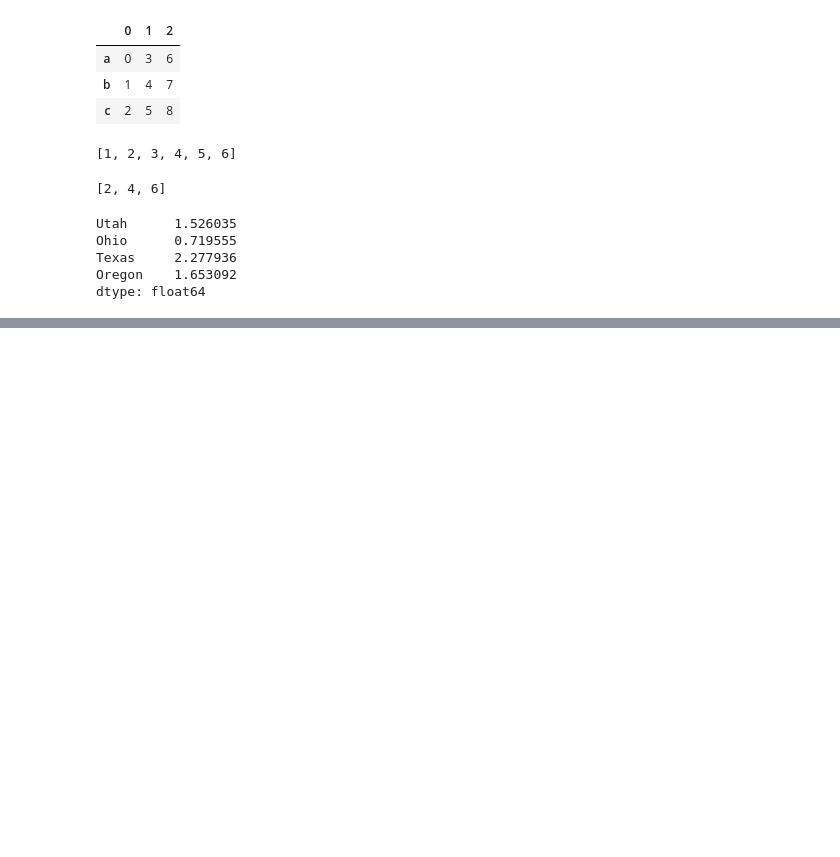
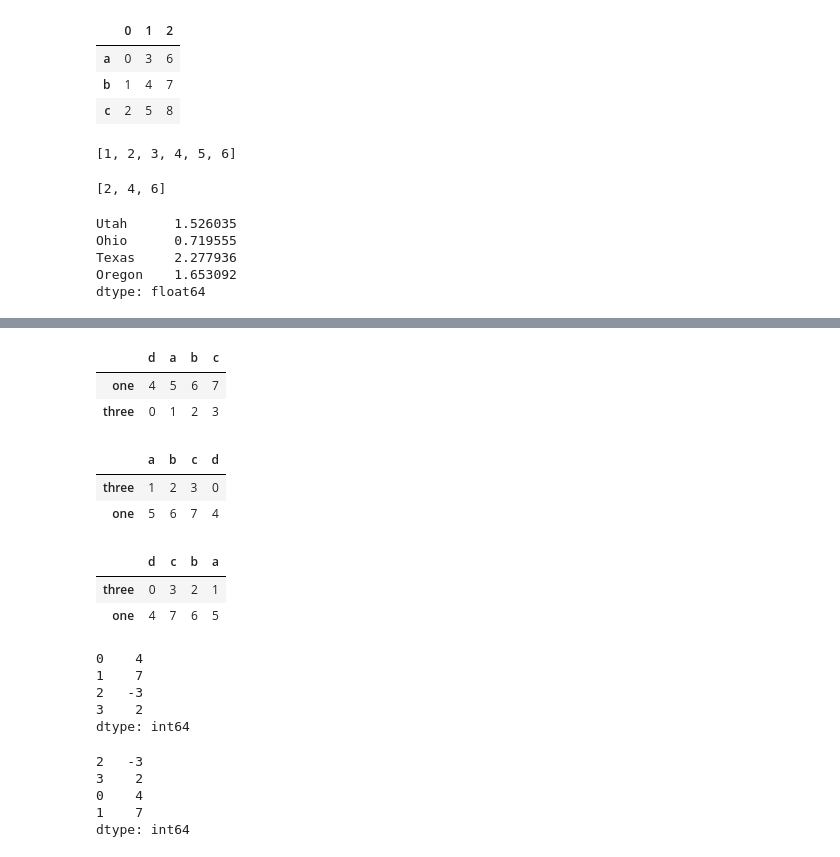
Before and after one commit to saliveja/pandas_study, a Jupyter notebook: python_for_data_analysis.ipynb, the cells around one changed output, grey strips where cells are left out. Cells and saved outputs as stored; diff of their text form; code cells hidden in the pictures; blank space fills up the shorter version.

```diff
--- a/python_for_data_analysis.ipynb
+++ b/python_for_data_analysis.ipynb
@@ -1104,0 +1126,23 @@ Name: e, dtype: object
+# %%
+frame.sort_index()
+# sorts index (rows)
+# %% [output]
+|  | d | a | b | c |
+| one | 4 | 5 | 6 | 7 |
+| three | 0 | 1 | 2 | 3 |
+# %%
+frame.sort_index(axis=1)
+# axis 1 is columns
+# it sorts the column names
+# %% [output]
+|  | a | b | c | d |
+| three | 1 | 2 | 3 | 0 |
+| one | 5 | 6 | 7 | 4 |
+# %%
+frame.sort_index(axis=1, ascending=False)
+# goes from d, c, b, a in column order
+# id ascending=True it goes a, b, c, d
+# %% [output]
+|  | d | c | b | a |
+| three | 0 | 3 | 2 | 1 |
+| one | 4 | 7 | 6 | 5 |
@@ -1104,0 +1151,18 @@ Name: e, dtype: object
+# %%
+obj
+# indexes automatically will start from 0 and fill up as needed, in this case to 3 wt corrwsponding value
+# %% [output]
+0    4
+1    7
+2   -3
+3    2
+dtype: int64
+# %%
+obj.sort_values()
+# sort_values() starts with the lowest value and corresponding index
+# %% [output]
+2   -3
+3    2
+0    4
+1    7
+dtype: int64
```
Also changed, not shown: parts of 30 cells of this notebook.
